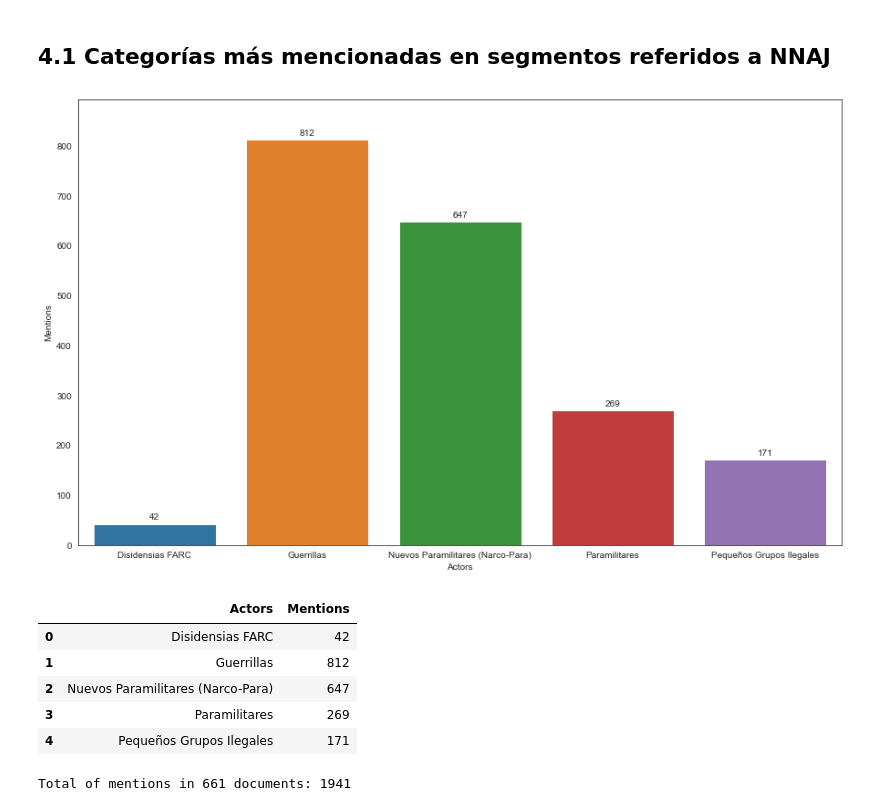
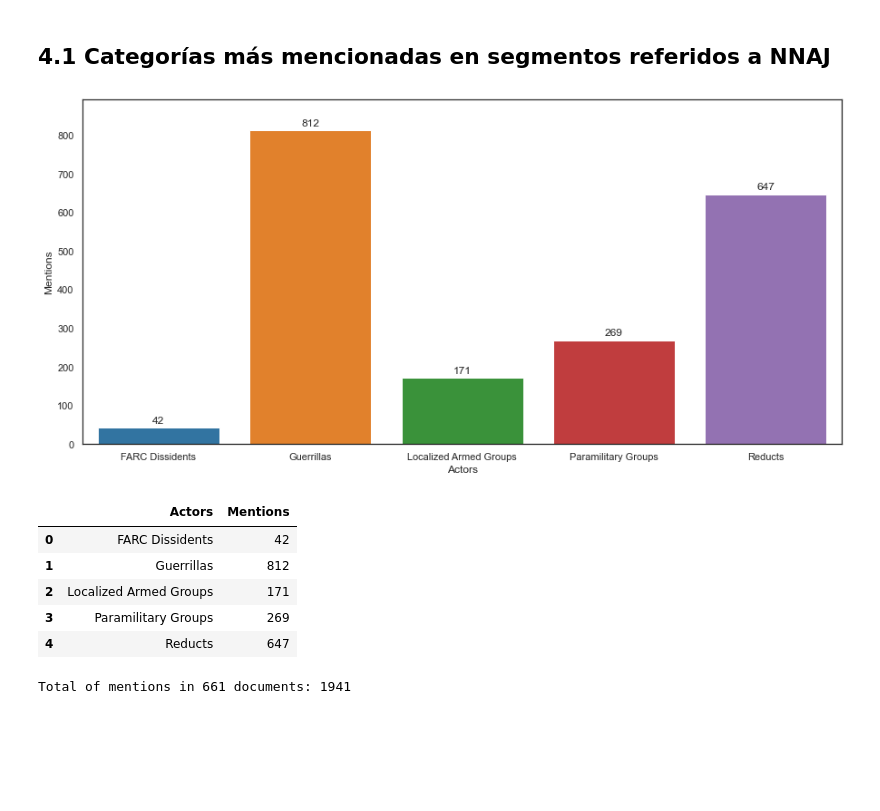
Before and after one commit to ylizama/alertas_colombia, a Jupyter notebook: 17_Actors_Timeline_Report2.0.ipynb, the cells around one changed output. Cells and saved outputs as stored; diff of their text form; code cells hidden in the pictures; blank space fills up the shorter version.

```diff
--- a/17_Actors_Timeline_Report2.0.ipynb
+++ b/17_Actors_Timeline_Report2.0.ipynb
@@ -12,7 +12,14 @@ sns.set_style("white")
 # 2. Load Data
 # %%
 df = pd.read_csv("data/clean_NNAJ_actors.csv", sep="|")
-df.head()
+
+di = {'Disidensias FARC': "FARC Dissidents",
+      'Paramilitares': "Paramilitary Groups",
+       "Nuevos Paramilitares (Narco-Para)" : "Reducts",
+      "Pequeños Grupos Ilegales" : 'Localized Armed Groups'}
+
+df = df.replace({"categoria": di})
+df.head(25)
 # %% [output]
 |  | clean_NNAJ_actors | Filename | Year | categoria |
 | 0 | Grupo Armado Ilegal | AT N° 004-18 NAR-Tumaco.pdf | 2018 | NaN |
@@ -60,25 +78,27 @@ dt[dt.frequency>4]
 # %% [markdown]
 ## 4.1 Categorías más mencionadas en segmentos referidos a NNAJ
 # %%
-a4_dims = (15, 9)
-fig, ax = pyplot.subplots(figsize=a4_dims)
+sns.set_context("notebook", rc={"lines.linewidth": 3})
+
+a4_dims = (15, 7)
+fig, ax = plt.subplots(figsize=a4_dims)
 
 dc = df.groupby('categoria').size().to_frame().reset_index()
 dc.columns = ['Actors', 'Mentions']
 sns.barplot(data=dc, x="Actors", y="Mentions")
 ax.bar_label(ax.containers[0], labels=dc.Mentions, padding=3)
 ax.margins(y=0.1)
 # %% [output]
-[figure, old version]
+[figure, new version]
 # %%
 dc
 # %% [output]
 |  | Actors | Mentions |
-| 0 | Disidensias FARC | 42 |
+| 0 | FARC Dissidents | 42 |
 | 1 | Guerrillas | 812 |
-| 2 | Nuevos Paramilitares (Narco-Para) | 647 |
-| 3 | Paramilitares | 269 |
-| 4 | Pequeños Grupos Ilegales | 171 |
+| 2 | Localized Armed Groups | 171 |
+| 3 | Paramilitary Groups | 269 |
+| 4 | Reducts | 647 |
 # %%
 print('Total of mentions in', df.Filename.nunique() ,'documents:', dc.Mentions.sum())
 # %% [output]
```
Also changed, not shown: parts of 8 cells of this notebook, 1 other file.
